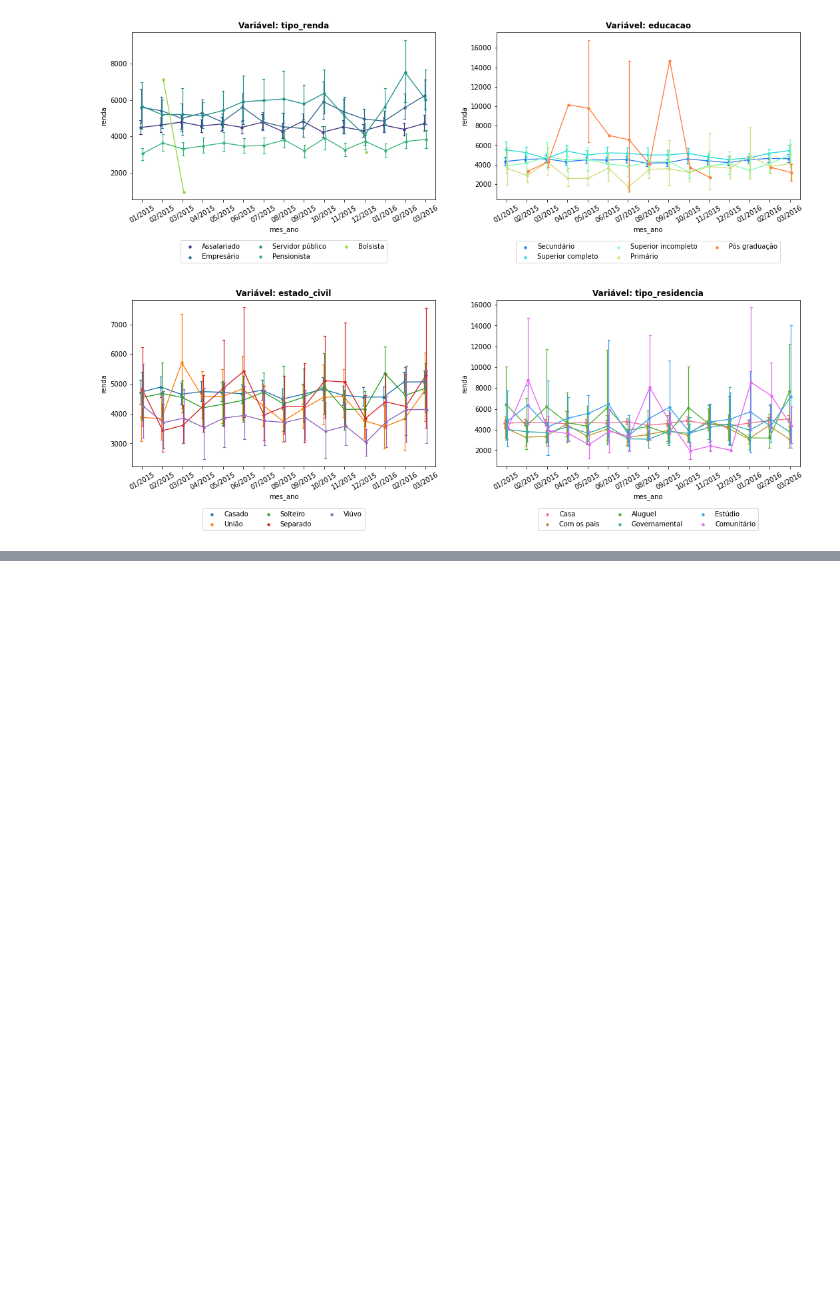
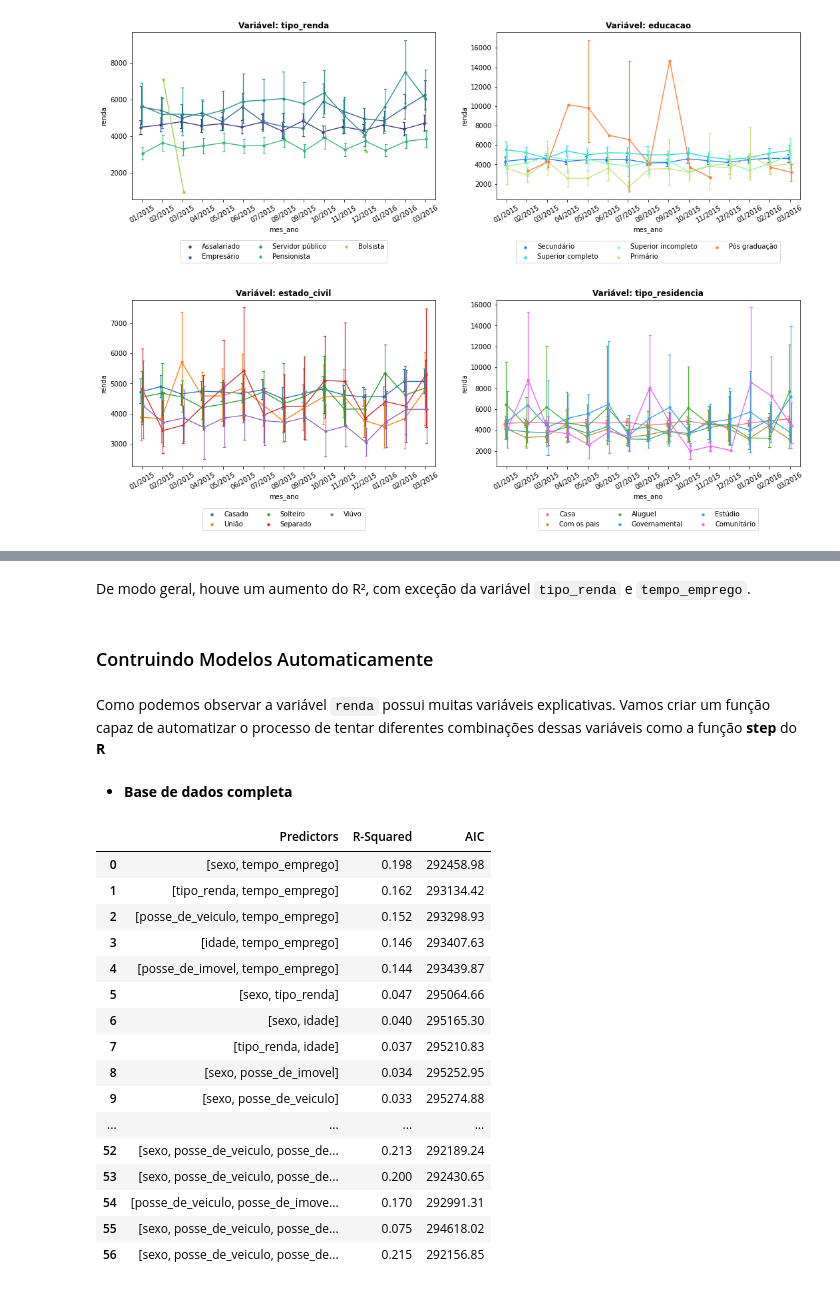
Before and after one commit to luizaires/Modelo-de-previsao-de-renda, a Jupyter notebook: Modelo_de_previsao_de_renda.ipynb, the cells around one changed output, grey strips where cells are left out. Drawn from its saved outputs; the diff is of its cells as text; code cells hidden in the pictures; blank space fills up the shorter version.

```diff
--- a/Modelo_de_previsao_de_renda.ipynb
+++ b/Modelo_de_previsao_de_renda.ipynb
@@ -567,0 +580,8 @@ Avaliando a média da renda no tempo para `estado_civil` e por `tipo_residencia`
+# %%
+#Lista de variáveis preditoras
+predictors = list(df.drop(columns = ['renda', 'log_renda']).columns)
+#Ajustando modelos simples para renda, usando list comprehension
+models_renda = [smf.ols(formula = f'renda ~ {X}', data = df).fit() for X in predictors]
+#R2 dos modelos
+r2_list = [round(model.rsquared, 3) for model in models_renda]
+pd.DataFrame({'Predictor': predictors, 'R-Squared': r2_list})
@@ -567,0 +631,60 @@ Avaliando a média da renda no tempo para `estado_civil` e por `tipo_residencia`
+# %% [markdown]
+De modo geral, houve um aumento do R², com exceção da variável `tipo_renda` e `tempo_emprego`.
+# %% [markdown]
+### Contruindo Modelos Automaticamente
+# %% [markdown]
+Como podemos observar a variável `renda` possui muitas variáveis explicativas. Vamos criar um função capaz de automatizar o processo de tentar diferentes combinações dessas variáveis como a função **step** do **R**
+# %%
+import itertools
+def r_full_step(y: str, X: list, data: pd.DataFrame):
+    final_step_object = pd.DataFrame(columns = ['Predictors','R-Squared','AIC'])
+    #Iteração com valores de 1,..., n preditores presentes em X (lista de variáveis explicativas)
+    for n_predictors in range(2, len(X)+1):
+        #lista contendo diferentes combinações de preditores
+        var_combinations = list(itertools.combinations(X, n_predictors))
+        formulas = []
+        list_predictors = []
+        for item in var_combinations:
+            #Lista de variáveis preditoras em uma combinação específica
+            predictors = [item[i] for i in range(len(item))]
+            list_predictors.append(predictors)
+            #Construção de patsy formula
+            f = ' + '.join(predictors)
+            formulas.append(f)
+            #Ajuste do modelo para cada formula dentro de uma lista construida para um número específico de preditores
+            models = [smf.ols(formula = f'{y} ~ {formula}', data = data).fit() for formula in formulas]
+            #Lista de R²
+            r2_list = [round(model.rsquared, 3) for model in models]
+            #Lista contendo valores de AIC
+            aic_list = [round(model.aic, 2) for model in models]
+            #Montando DataFrame com n preditores ordenado por AIC
+            step_object = pd.DataFrame({'Predictors': list_predictors, 'R-Squared': r2_list, 'AIC': aic_list}) \
+                            .sort_values(by = 'AIC', ignore_index = True)
+        #Concatenando todos os DataFrames gerados em cada iteração
+        final_step_object = pd.concat([final_step_object, step_object], ignore_index = True)
+    return final_step_object
+# %% [markdown]
+* **Base de dados completa**
+# %%
+#Lista de variáveis de acordo com as análises de distribuição e perfis de média no tempo
+cols = ['sexo','posse_de_veiculo','posse_de_imovel','tipo_renda','idade','tempo_emprego']
+step_result = r_full_step(y = 'renda', X = cols, data = df)
+step_result
+# %% [output]
+|  | Predictors | R-Squared | AIC |
+| 0 | [sexo, tempo_emprego] | 0.198 | 292458.98 |
+| 1 | [tipo_renda, tempo_emprego] | 0.162 | 293134.42 |
+| 2 | [posse_de_veiculo, tempo_emprego] | 0.152 | 293298.93 |
+| 3 | [idade, tempo_emprego] | 0.146 | 293407.63 |
+| 4 | [posse_de_imovel, tempo_emprego] | 0.144 | 293439.87 |
+| 5 | [sexo, tipo_renda] | 0.047 | 295064.66 |
+| 6 | [sexo, idade] | 0.040 | 295165.30 |
+| 7 | [tipo_renda, idade] | 0.037 | 295210.83 |
+| 8 | [sexo, posse_de_imovel] | 0.034 | 295252.95 |
+| 9 | [sexo, posse_de_veiculo] | 0.033 | 295274.88 |
+| ... | ... | ... | ... |
+| 52 | [sexo, posse_de_veiculo, posse_de... | 0.213 | 292189.24 |
+| 53 | [sexo, posse_de_veiculo, posse_de... | 0.200 | 292430.65 |
+| 54 | [posse_de_veiculo, posse_de_imove... | 0.170 | 292991.31 |
+| 55 | [sexo, posse_de_veiculo, posse_de... | 0.075 | 294618.02 |
+| 56 | [sexo, posse_de_veiculo, posse_de... | 0.215 | 292156.85 |
```
Also changed, not shown: parts of 26 cells of this notebook.
